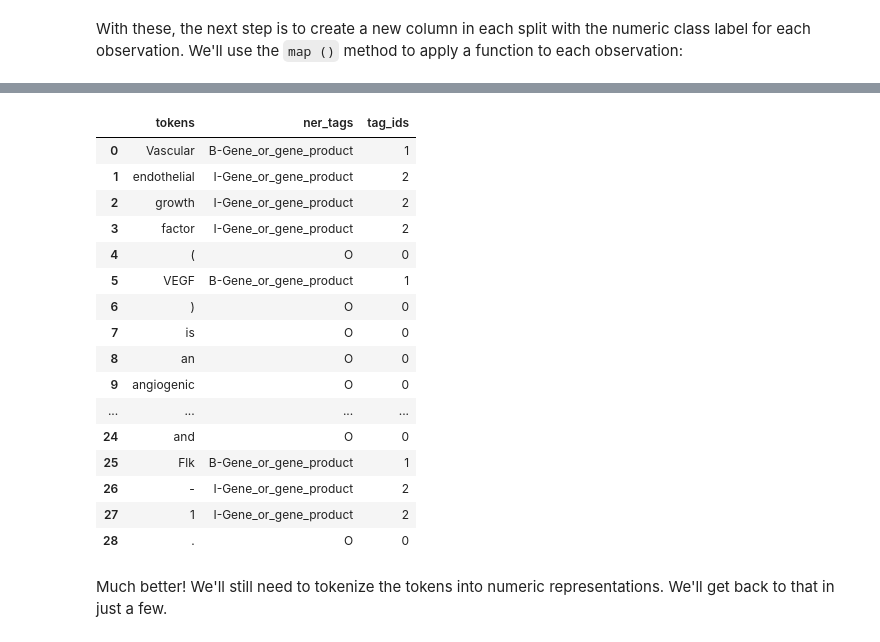
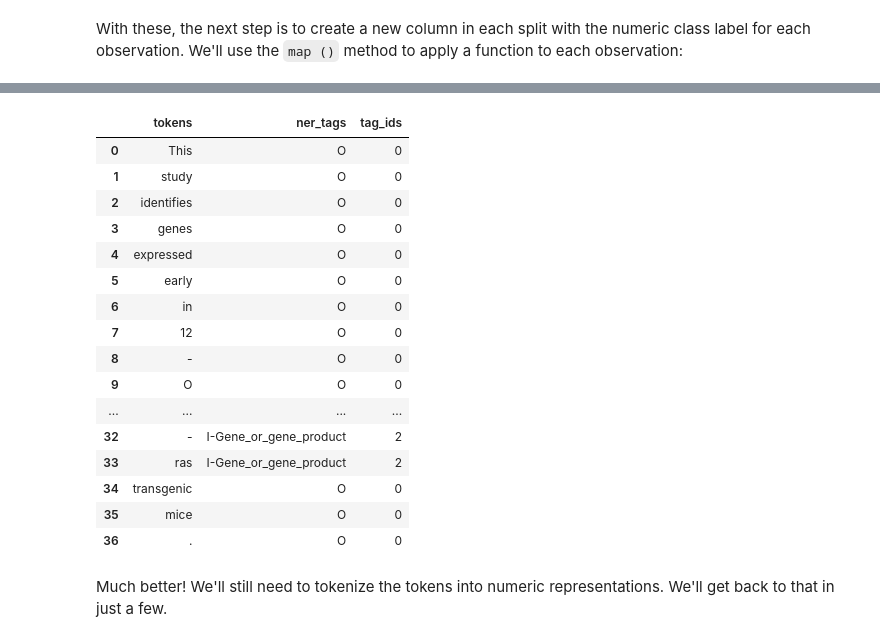
Before and after one commit to R-icntay/cogstack_project, a Jupyter notebook: paper/reshuffle_2/Eric_clinical_bert_paper.ipynb, the cells around one changed output, grey strips where cells are left out. Drawn from its saved outputs; the diff is of its cells as text; code cells hidden in the pictures.

```diff
--- a/paper/reshuffle_2/Eric_clinical_bert_paper.ipynb
+++ b/paper/reshuffle_2/Eric_clinical_bert_paper.ipynb
@@ -235,26 +206,26 @@ DatasetDict({
     })
 })
 # %%
-example = pd.DataFrame(med_df["validation"][56])
+example = pd.DataFrame(med_df["validation"][111])
 example
 # %% [output]
 |  | tokens | ner_tags | tag_ids |
-| 0 | Vascular | B-Gene_or_gene_product | 1 |
-| 1 | endothelial | I-Gene_or_gene_product | 2 |
-| 2 | growth | I-Gene_or_gene_product | 2 |
-| 3 | factor | I-Gene_or_gene_product | 2 |
-| 4 | ( | O | 0 |
-| 5 | VEGF | B-Gene_or_gene_product | 1 |
-| 6 | ) | O | 0 |
-| 7 | is | O | 0 |
-| 8 | an | O | 0 |
-| 9 | angiogenic | O | 0 |
+| 0 | This | O | 0 |
+| 1 | study | O | 0 |
+| 2 | identifies | O | 0 |
+| 3 | genes | O | 0 |
+| 4 | expressed | O | 0 |
+| 5 | early | O | 0 |
+| 6 | in | O | 0 |
+| 7 | 12 | O | 0 |
+| 8 | - | O | 0 |
+| 9 | O | O | 0 |
 | ... | ... | ... | ... |
-| 24 | and | O | 0 |
-| 25 | Flk | B-Gene_or_gene_product | 1 |
-| 26 | - | I-Gene_or_gene_product | 2 |
-| 27 | 1 | I-Gene_or_gene_product | 2 |
-| 28 | . | O | 0 |
+| 32 | - | I-Gene_or_gene_product | 2 |
+| 33 | ras | I-Gene_or_gene_product | 2 |
+| 34 | transgenic | O | 0 |
+| 35 | mice | O | 0 |
+| 36 | . | O | 0 |
 # %% [markdown]
 Much better! We'll still need to tokenize the tokens into numeric representations. We'll get back to that in just a few.
 # %% [markdown]
```
Also changed, not shown: parts of 73 cells of this notebook, 7 other files.
